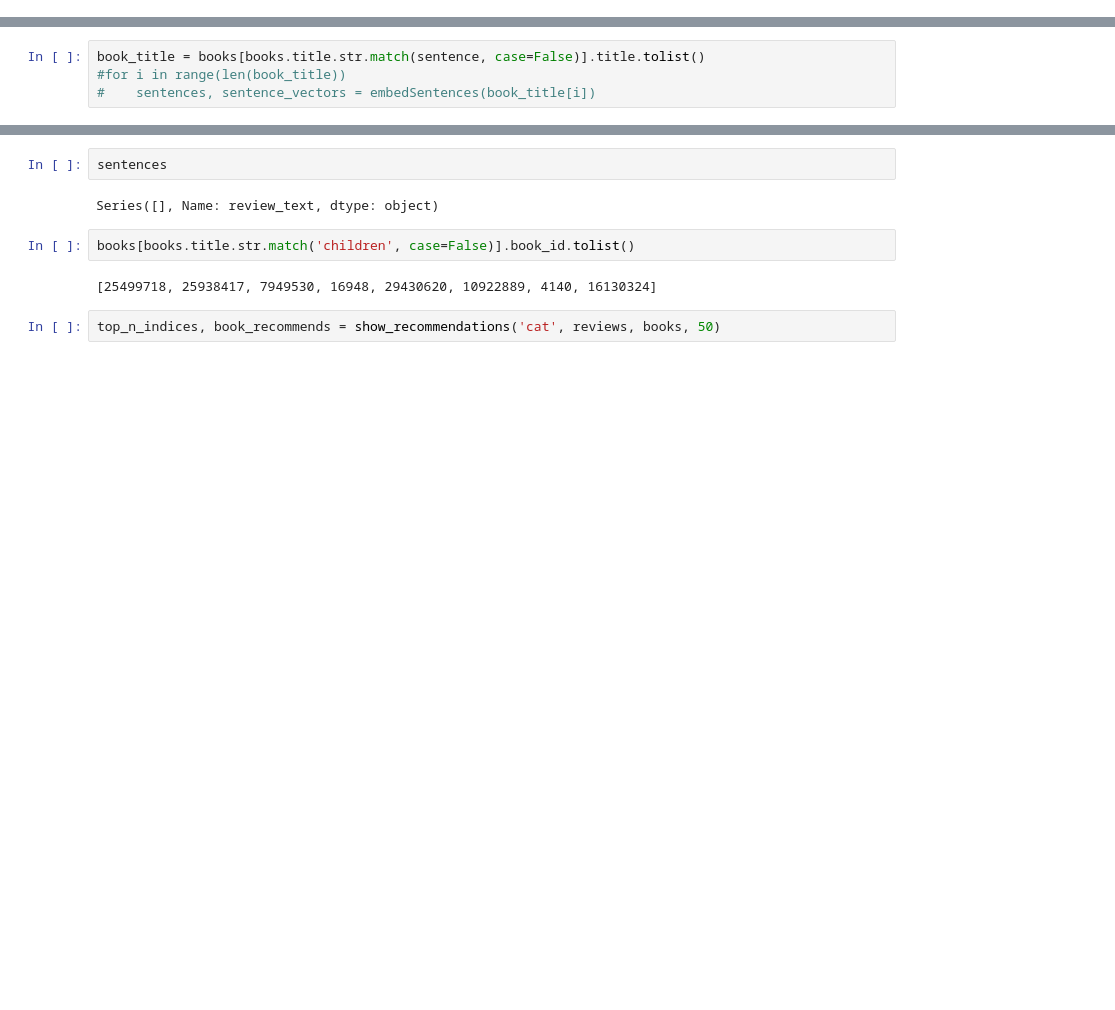
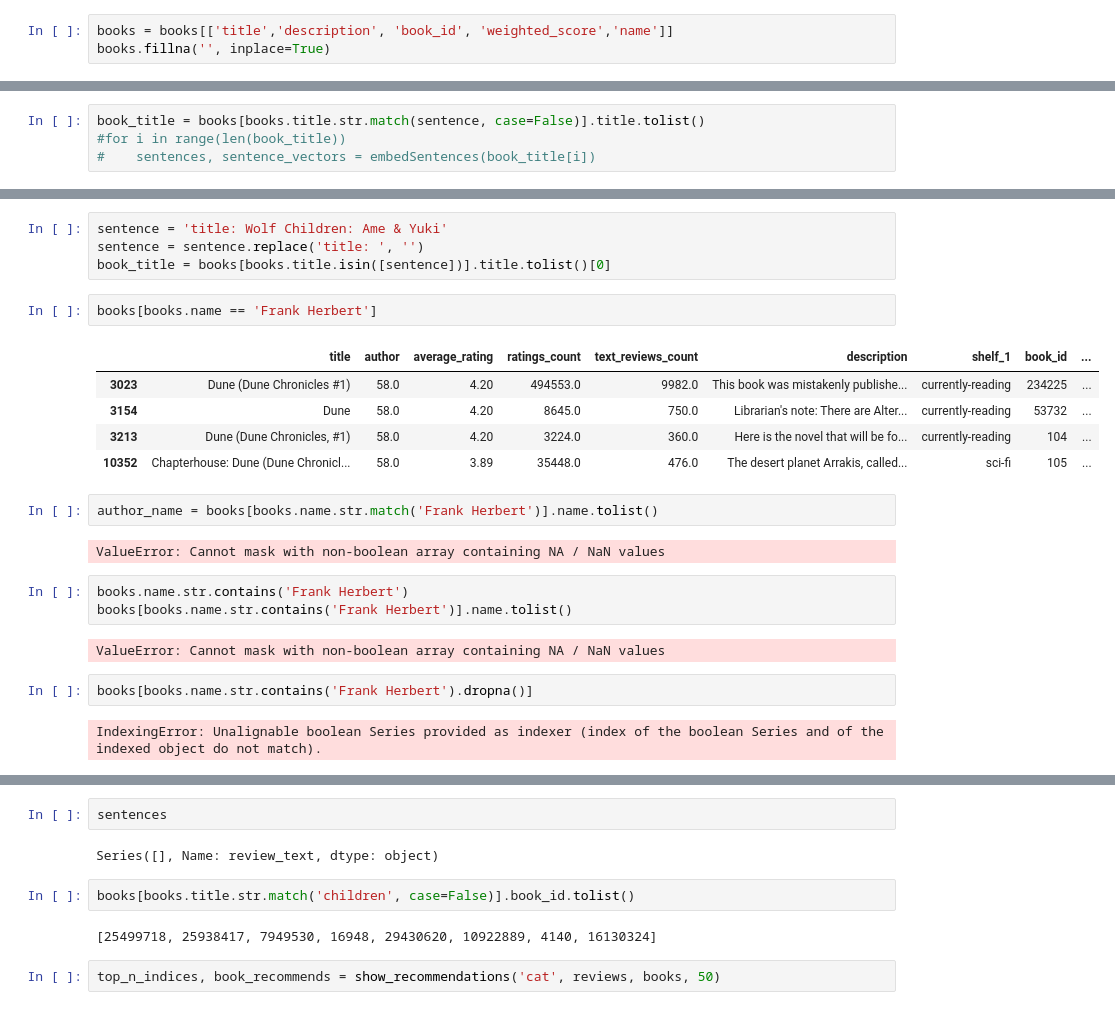
Before and after one commit to Einhard6176/3380, a Jupyter notebook: Models/Summarizer/createClusters.ipynb, the cells around one changed output, grey strips where cells are left out. Saved outputs shown, nothing was run; the diff lists cells and outputs as text; blank space fills up the shorter version.

```diff
--- a/Models/Summarizer/createClusters.ipynb
+++ b/Models/Summarizer/createClusters.ipynb
@@ -148,0 +143,3 @@ sentence = 'Early years'
+# %%
+books = books[['title','description', 'book_id', 'weighted_score','name']]
+books.fillna('', inplace=True)
@@ -152,0 +184,25 @@ book_title = books[books.title.str.match(sentence, case=False)].title.tolist()
+# %%
+sentence = 'title: Wolf Children: Ame & Yuki'
+sentence = sentence.replace('title: ', '')
+book_title = books[books.title.isin([sentence])].title.tolist()[0]
+# %%
+books[books.name == 'Frank Herbert']
+# %% [output]
+|  | title | author | average_rating | ratings_count | text_reviews_count | description | shelf_1 | book_id | ... |
+| 3023 | Dune (Dune Chronicles #1) | 58.0 | 4.20 | 494553.0 | 9982.0 | This book was mistakenly publishe... | currently-reading | 234225 | ... |
+| 3154 | Dune | 58.0 | 4.20 | 8645.0 | 750.0 | Librarian's note: There are Alter... | currently-reading | 53732 | ... |
+| 3213 | Dune (Dune Chronicles, #1) | 58.0 | 4.20 | 3224.0 | 360.0 | Here is the novel that will be fo... | currently-reading | 104 | ... |
+| 10352 | Chapterhouse: Dune (Dune Chronicl... | 58.0 | 3.89 | 35448.0 | 476.0 | The desert planet Arrakis, called... | sci-fi | 105 | ... |
+# %%
+author_name = books[books.name.str.match('Frank Herbert')].name.tolist()
+# %% [output]
+ValueError: Cannot mask with non-boolean array containing NA / NaN values
+# %%
+books.name.str.contains('Frank Herbert')
+books[books.name.str.contains('Frank Herbert')].name.tolist()
+# %% [output]
+ValueError: Cannot mask with non-boolean array containing NA / NaN values
+# %%
+books[books.name.str.contains('Frank Herbert').dropna()]
+# %% [output]
+IndexingError: Unalignable boolean Series provided as indexer (index of the boolean Series and of the indexed object do not match).
```
Also changed, not shown: parts of 23 cells of this notebook, 1 other file.
